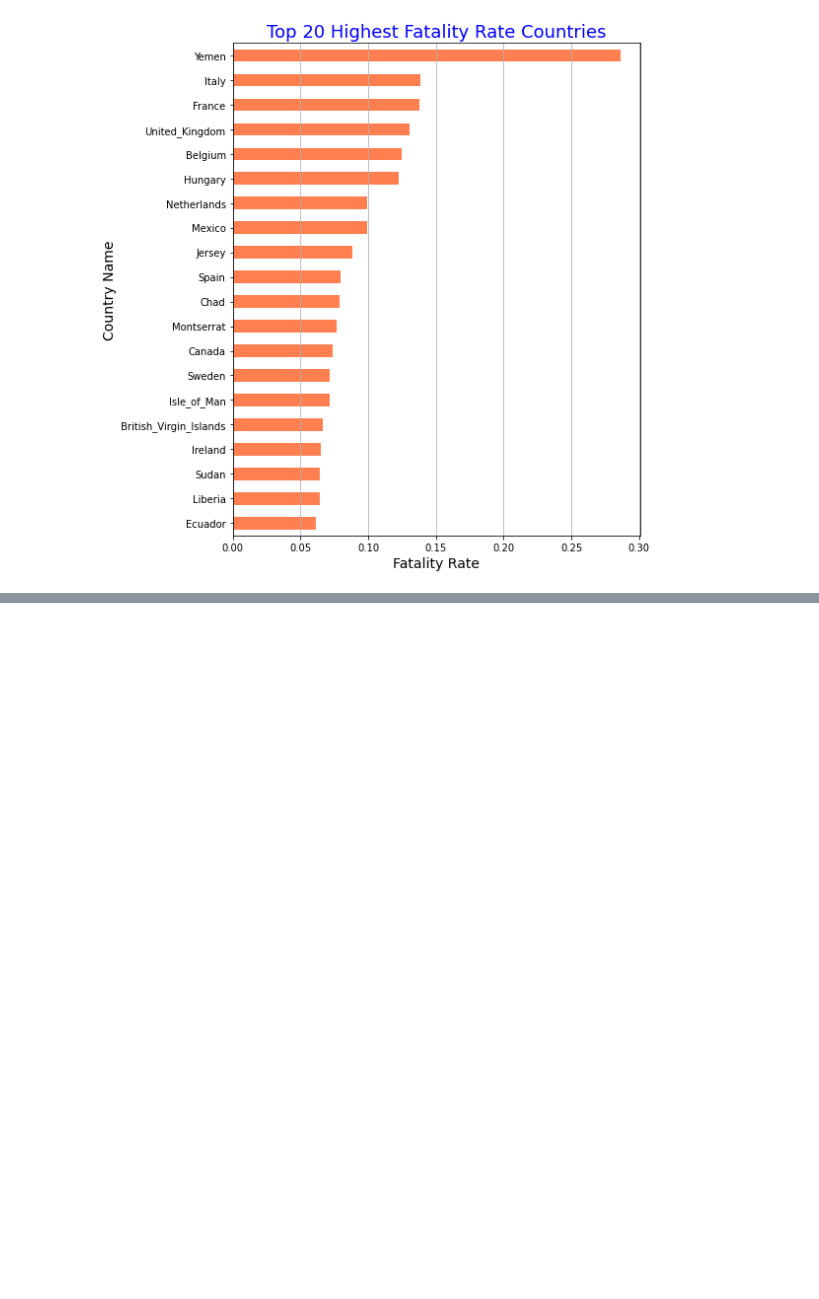
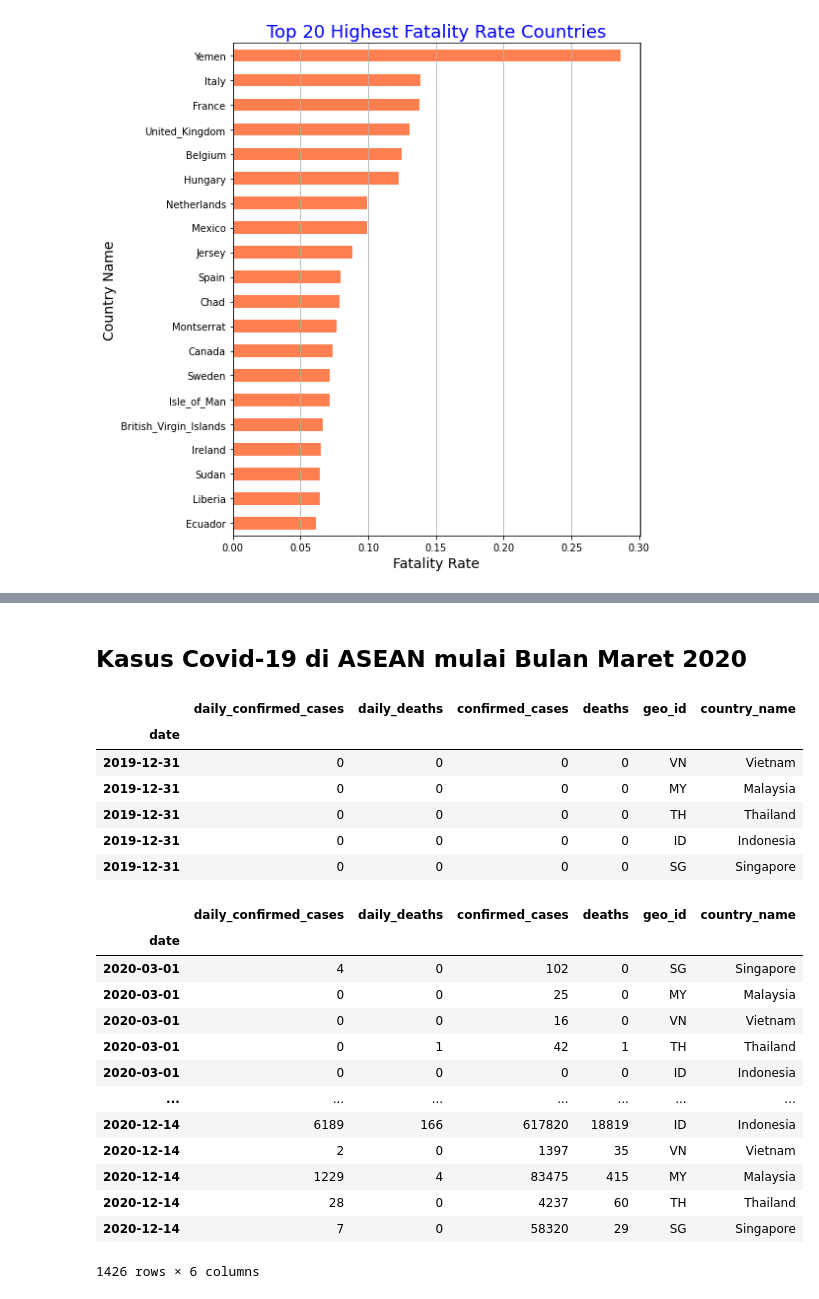
Before and after one commit to UsepSyaikalArifin/Application-File-PT-Bukit-Makmur-Mandiri-Utama-BUMA-, a Jupyter notebook: Kelas Penerapan di Industri/Data Science Project - Analisis Data COVID19 di Dunia & ASEAN/Jupyter Notebook/main.ipynb, the cells around one changed output, grey strips where cells are left out. Drawn from its saved outputs; the diff is of its cells as text; code cells hidden in the pictures; blank space fills up the shorter version.

```diff
--- a/Kelas Penerapan di Industri/Data Science Project - Analisis Data COVID19 di Dunia & ASEAN/Jupyter Notebook/main.ipynb
+++ b/Kelas Penerapan di Industri/Data Science Project - Analisis Data COVID19 di Dunia & ASEAN/Jupyter Notebook/main.ipynb
@@ -357,0 +474,48 @@ plt.show()
+# %% [markdown]
+## Kasus Covid-19 di ASEAN mulai Bulan Maret 2020
+# %%
+import numpy as np
+import pandas as pd
+
+covid_url = r"D:\Usep Syaikal Arifin\Computer Programming\Application File\Application File PT Bukit Makmur Mandiri Utama (BUMA)\Kelas Penerapan di Industri\Data Science Project - Analisis Data COVID19 di Dunia & ASEAN\File Dokumentasi\FIle CSV\covid19_worldwide_2020.csv"
+countries_url = r"D:\Usep Syaikal Arifin\Computer Programming\Application File\Application File PT Bukit Makmur Mandiri Utama (BUMA)\Kelas Penerapan di Industri\Data Science Project - Analisis Data COVID19 di Dunia & ASEAN\File Dokumentasi\FIle CSV\country_details.csv"
+
+df_covid_worlwide = pd.read_csv(covid_url)
+df_countries = pd.read_csv(countries_url)
+df_covid_worlwide = df_covid_worlwide.set_index("date").sort_index().dropna()
+
+df_covid_denormalized = pd.merge(df_covid_worlwide.reset_index(), df_countries, how="inner", on="geo_id").set_index("date").sort_index()
+
+# display(df_covid_worlwide.head())
+# display(df_countries.head())
+# display(df_covid_denormalized)
+
+asean_country_id = ["ID", "MY", "SG", "TH", "VN"]
+
+df_covid_denormalized_asean = df_covid_denormalized.loc[df_covid_denormalized["geo_id"].isin(asean_country_id)].sort_index()
+display(df_covid_denormalized_asean.head())
+
+df_covid_denormalized_asean_march_onward = df_covid_denormalized_asean[df_covid_denormalized_asean.index >= "2020-03-01"]
+display(df_covid_denormalized_asean_march_onward)
+# %% [output]
+|  | daily_confirmed_cases | daily_deaths | confirmed_cases | deaths | geo_id | country_name |
+| date |  |  |  |  |  |  |
+| 2019-12-31 | 0 | 0 | 0 | 0 | VN | Vietnam |
+| 2019-12-31 | 0 | 0 | 0 | 0 | MY | Malaysia |
+| 2019-12-31 | 0 | 0 | 0 | 0 | TH | Thailand |
+| 2019-12-31 | 0 | 0 | 0 | 0 | ID | Indonesia |
+| 2019-12-31 | 0 | 0 | 0 | 0 | SG | Singapore |
+|  | daily_confirmed_cases | daily_deaths | confirmed_cases | deaths | geo_id | country_name |
+| date |  |  |  |  |  |  |
+| 2020-03-01 | 4 | 0 | 102 | 0 | SG | Singapore |
+| 2020-03-01 | 0 | 0 | 25 | 0 | MY | Malaysia |
+| 2020-03-01 | 0 | 0 | 16 | 0 | VN | Vietnam |
+| 2020-03-01 | 0 | 1 | 42 | 1 | TH | Thailand |
+| 2020-03-01 | 0 | 0 | 0 | 0 | ID | Indonesia |
+| ... | ... | ... | ... | ... | ... | ... |
+| 2020-12-14 | 6189 | 166 | 617820 | 18819 | ID | Indonesia |
+| 2020-12-14 | 2 | 0 | 1397 | 35 | VN | Vietnam |
+| 2020-12-14 | 1229 | 4 | 83475 | 415 | MY | Malaysia |
+| 2020-12-14 | 28 | 0 | 4237 | 60 | TH | Thailand |
+| 2020-12-14 | 7 | 0 | 58320 | 29 | SG | Singapore |
+1426 rows × 6 columns
```
Also changed, not shown: parts of 7 cells of this notebook.
